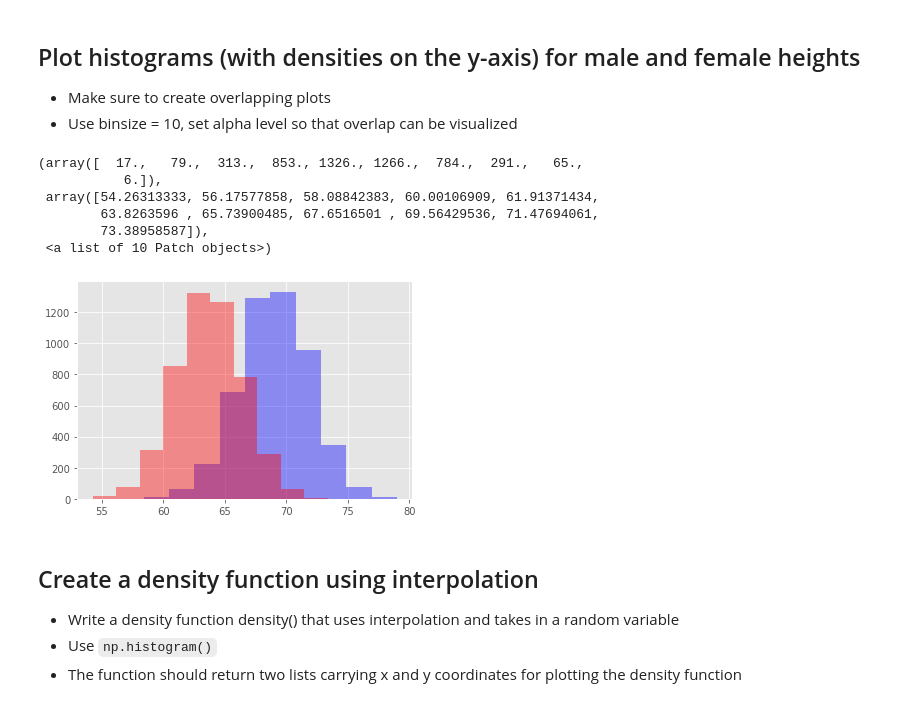
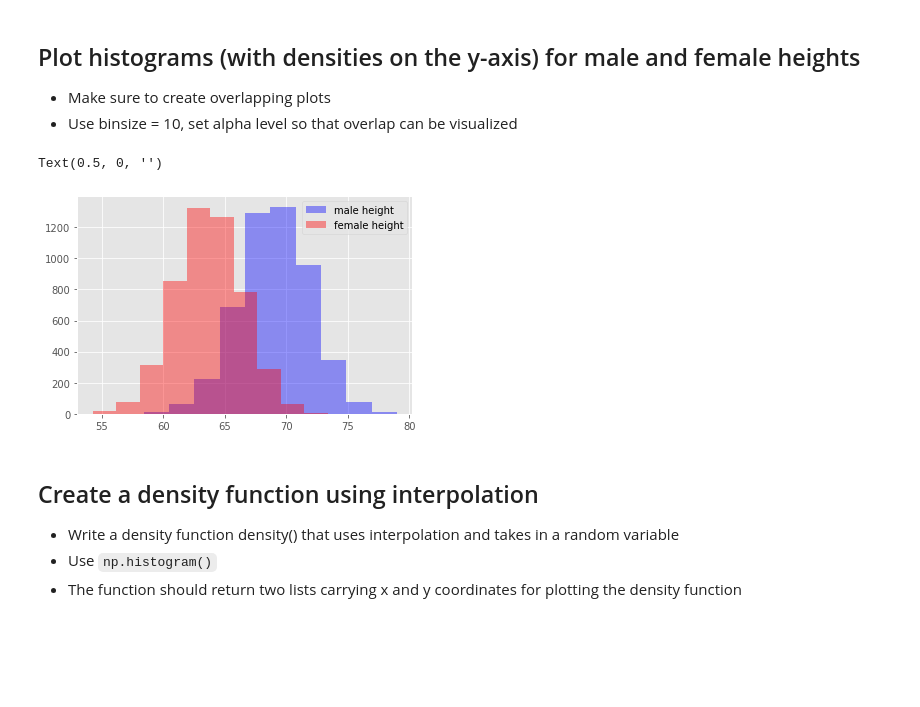
Before and after one commit to gywooo1/probability-density-functions-lab-hbs-ds-060120, a Jupyter notebook: index.ipynb, the cells around one changed output. Cells and saved outputs as stored; diff of their text form; code cells hidden in the pictures; blank space fills up the shorter version.

```diff
--- a/index.ipynb
+++ b/index.ipynb
@@ -62,18 +62,13 @@ data.head()
 # %%
 # Your code here
 plt.figure()
 plt.hist(male_df.Height, color = 'blue', alpha=0.4, label ='male height', bins=10)
-plt.hist(female_df.Height, color = 'red', alpha=0.4, label ='female height')
+plt.hist(female_df.Height, color = 'red', alpha=0.4, label ='female height',bins=10)
 plt.legend()
 plt.xlabel('')
 # %% [output]
-(array([  17.,   79.,  313.,  853., 1326., 1266.,  784.,  291.,   65.,
-           6.]),
- array([54.26313333, 56.17577858, 58.08842383, 60.00106909, 61.91371434,
-        63.8263596 , 65.73900485, 67.6516501 , 69.56429536, 71.47694061,
-        73.38958587]),
- <a list of 10 Patch objects>)
+Text(0.5, 0, '')
-[figure, old version]
+[figure, new version]
 # %%
 # Record your observations - are these inline with your personal observations?
 # %% [markdown]
```
